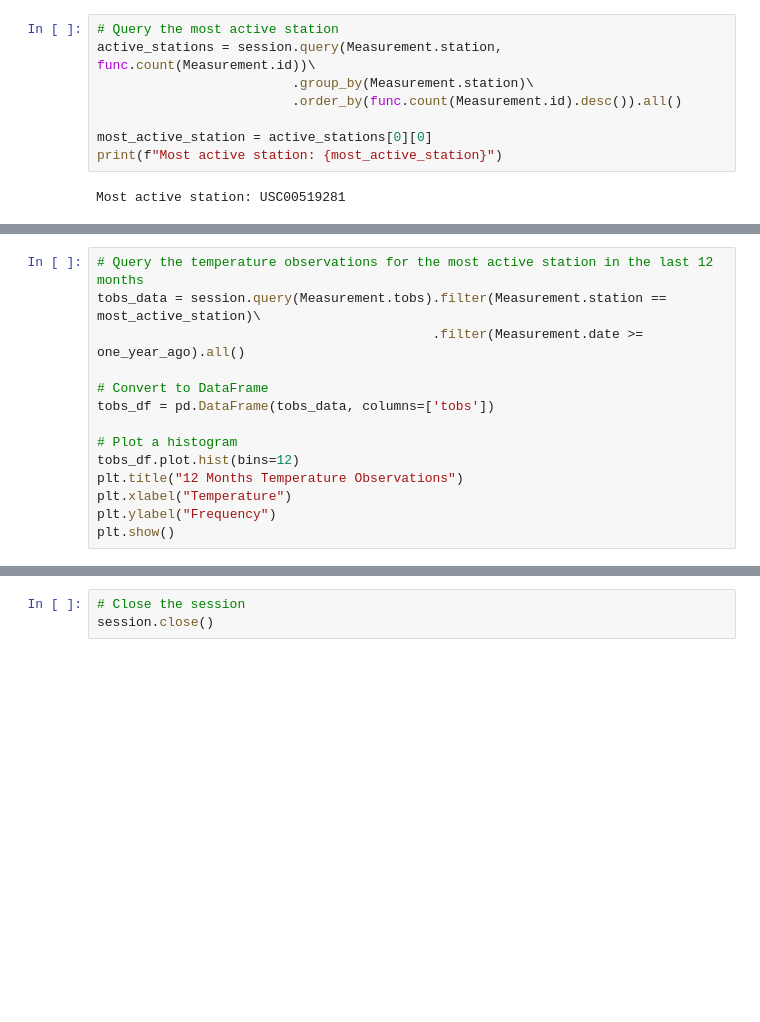
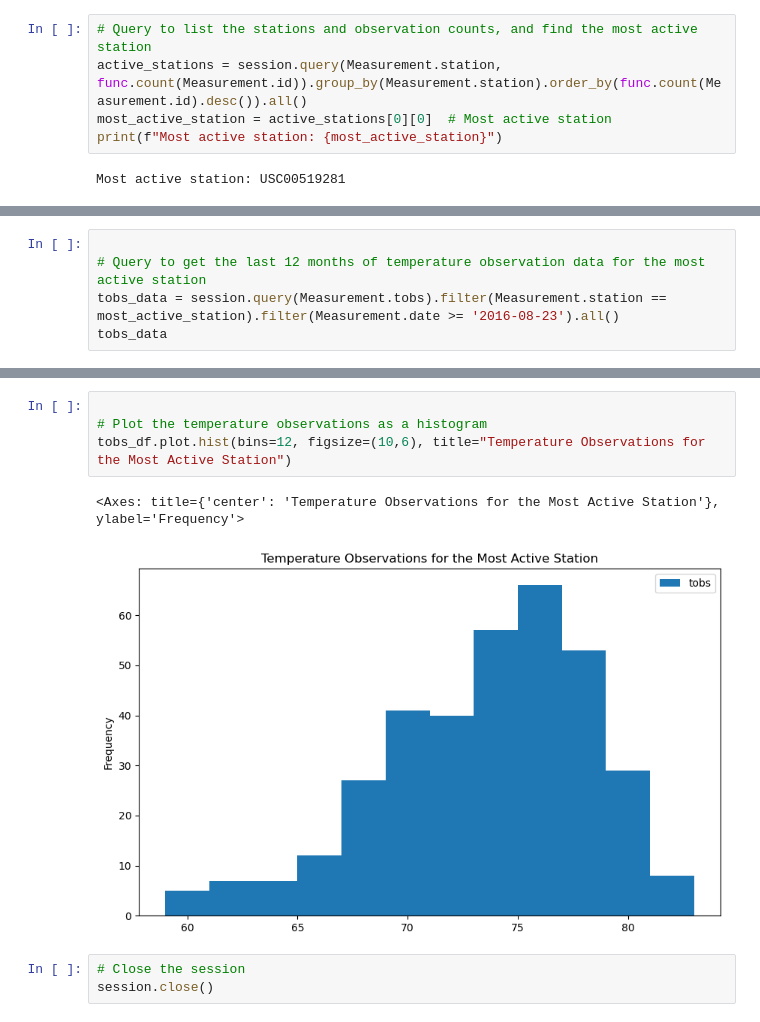
Before and after one commit to zara5961/sqlalchemy-challenge, a Jupyter notebook: SurfsUp/climate_starter.ipynb, the cells around one changed output, grey strips where cells are left out. Drawn from its saved outputs; the diff is of its cells as text; blank space fills up the shorter version.

```diff
--- a/SurfsUp/climate_starter.ipynb
+++ b/SurfsUp/climate_starter.ipynb
@@ -69,10 +92,7 @@ max         6.700000
 # %%
-# Query the most active station
-active_stations = session.query(Measurement.station, func.count(Measurement.id))\
-                         .group_by(Measurement.station)\
-                         .order_by(func.count(Measurement.id).desc()).all()
-
-most_active_station = active_stations[0][0]
+# Query to list the stations and observation counts, and find the most active station
+active_stations = session.query(Measurement.station, func.count(Measurement.id)).group_by(Measurement.station).order_by(func.count(Measurement.id).desc()).all()
+most_active_station = active_stations[0][0]  # Most active station
 print(f"Most active station: {most_active_station}")
 # %% [output]
 Most active station: USC00519281
@@ -79,15 +106,6 @@ Most active station: USC00519281
 # %%
-# Query the temperature observations for the most active station in the last 12 months
-tobs_data = session.query(Measurement.tobs).filter(Measurement.station == most_active_station)\
-                                           .filter(Measurement.date >= one_year_ago).all()
 
-# Convert to DataFrame
-tobs_df = pd.DataFrame(tobs_data, columns=['tobs'])
-
-# Plot a histogram
-tobs_df.plot.hist(bins=12)
-plt.title("12 Months Temperature Observations")
-plt.xlabel("Temperature")
-plt.ylabel("Frequency")
-plt.show()
+# Query to get the last 12 months of temperature observation data for the most active station
+tobs_data = session.query(Measurement.tobs).filter(Measurement.station == most_active_station).filter(Measurement.date >= '2016-08-23').all()
+tobs_data
 # %% [output]
@@ -95,3 +141,10 @@ plt.show()
+# %%
+
+# Plot the temperature observations as a histogram
+tobs_df.plot.hist(bins=12, figsize=(10,6), title="Temperature Observations for the Most Active Station")
+# %% [output]
+<Axes: title={'center': 'Temperature Observations for the Most Active Station'}, ylabel='Frequency'>
+[figure, added]
 # %%
 # Close the session
 session.close()
```
Also changed, not shown: parts of 12 cells of this notebook, 1 other file.
